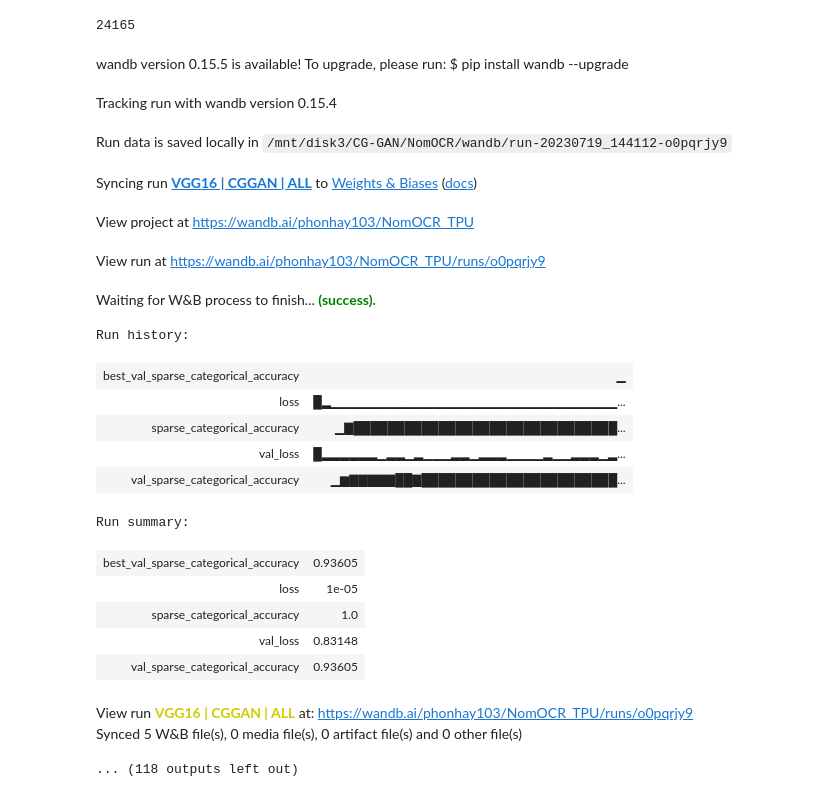
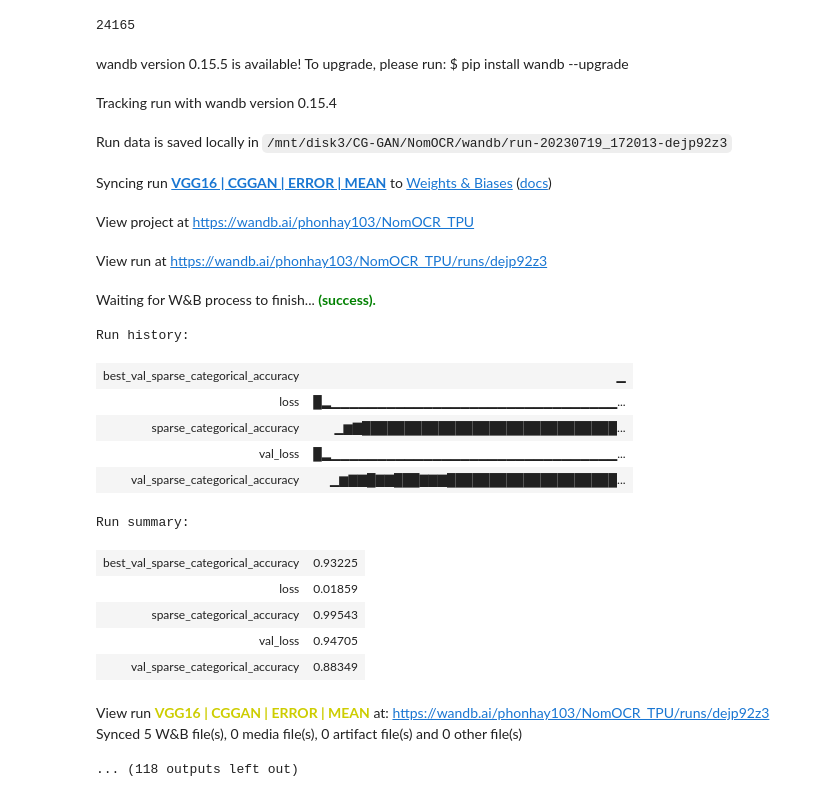
Before and after one commit to phonhay103/NomOCR, a Jupyter notebook: word_errors.ipynb, the cells around one changed output. Cells and saved outputs as stored; diff of their text form; code cells hidden in the pictures.

```diff
--- a/word_errors.ipynb
+++ b/word_errors.ipynb
@@ -84,45 +84,45 @@ from tqdm import tqdm
 
 os.environ['WANDB_API_KEY'] = '41b0abfcc690d5e88d908912bdd809e22b294be0'
 # %%
-with open('histories/vgg16_gan_all_10_01.pkl', 'rb') as file:
+with open('histories/vgg16_gan_errors_mean_10_02.pkl', 'rb') as file:
     histories = pickle.load(file)
 
 for history in tqdm(histories):
-    wandb.init(project="NomOCR_TPU", name="VGG16 | CGGAN | ALL")
+    wandb.init(project="NomOCR_TPU", name="VGG16 | CGGAN | ERROR | MEAN")
     acc = history['sparse_categorical_accuracy']
     val_acc = history['val_sparse_categorical_accuracy']
     loss = history['loss']
     val_loss = history['val_loss']
 
     for i in range(len(acc)):
         wandb.log({
             'sparse_categorical_accuracy': acc[i],
             'val_sparse_categorical_accuracy': val_acc[i],
             'loss': loss[i],
             'val_loss': val_loss[i],
         })
     wandb.log({'best_val_sparse_categorical_accuracy': max(val_acc)})
     wandb.finish()
 # %% [output]
 wandb version 0.15.5 is available! To upgrade, please run: $ pip install wandb --upgrade
 Tracking run with wandb version 0.15.4
-Run data is saved locally in /mnt/disk3/CG-GAN/NomOCR/wandb/run-20230719_144112-o0pqrjy9
+Run data is saved locally in /mnt/disk3/CG-GAN/NomOCR/wandb/run-20230719_172013-dejp92z3
-Syncing run VGG16 | CGGAN | ALL to Weights & Biases (docs)
+Syncing run VGG16 | CGGAN | ERROR | MEAN to Weights & Biases (docs)
 View project at https://wandb.ai/phonhay103/NomOCR_TPU
-View run at https://wandb.ai/phonhay103/NomOCR_TPU/runs/o0pqrjy9
+View run at https://wandb.ai/phonhay103/NomOCR_TPU/runs/dejp92z3
 Waiting for W&B process to finish... (success).
 Run history:
 | best_val_sparse_categorical_accuracy | ▁ |
 | loss | █▂▁▁▁▁▁▁▁▁▁▁▁▁▁▁▁▁▁▁▁▁▁▁▁▁▁▁▁▁▁▁▁... |
-| sparse_categorical_accuracy | ▁▇███████████████████████████████... |
-| val_loss | █▂▂▂▂▂▂▁▂▂▁▂▁▁▁▂▂▁▂▂▂▁▁▁▁▂▁▁▂▂▂▁▂... |
-| val_sparse_categorical_accuracy | ▁▆▇▇▇▇▇██▇███████████████████████... |
+| sparse_categorical_accuracy | ▁▆▇██████████████████████████████... |
+| val_loss | █▂▁▁▁▁▁▁▁▁▁▁▁▁▁▁▁▁▁▁▁▁▁▁▁▁▁▁▁▁▁▁▁... |
+| val_sparse_categorical_accuracy | ▁▆▇▇█▇▇███▇▇▇████████████████████... |
 Run summary:
-| best_val_sparse_categorical_accuracy | 0.93605 |
-| loss | 1e-05 |
-| sparse_categorical_accuracy | 1.0 |
-| val_loss | 0.83148 |
-| val_sparse_categorical_accuracy | 0.93605 |
+| best_val_sparse_categorical_accuracy | 0.93225 |
+| loss | 0.01859 |
+| sparse_categorical_accuracy | 0.99543 |
+| val_loss | 0.94705 |
+| val_sparse_categorical_accuracy | 0.88349 |
-View run VGG16 | CGGAN | ALL at: https://wandb.ai/phonhay103/NomOCR_TPU/runs/o0pqrjy9
+View run VGG16 | CGGAN | ERROR | MEAN at: https://wandb.ai/phonhay103/NomOCR_TPU/runs/dejp92z3
 Synced 5 W&B file(s), 0 media file(s), 0 artifact file(s) and 0 other file(s)
 ... (118 outputs left out)
```
Also changed, not shown: 12 other files.
